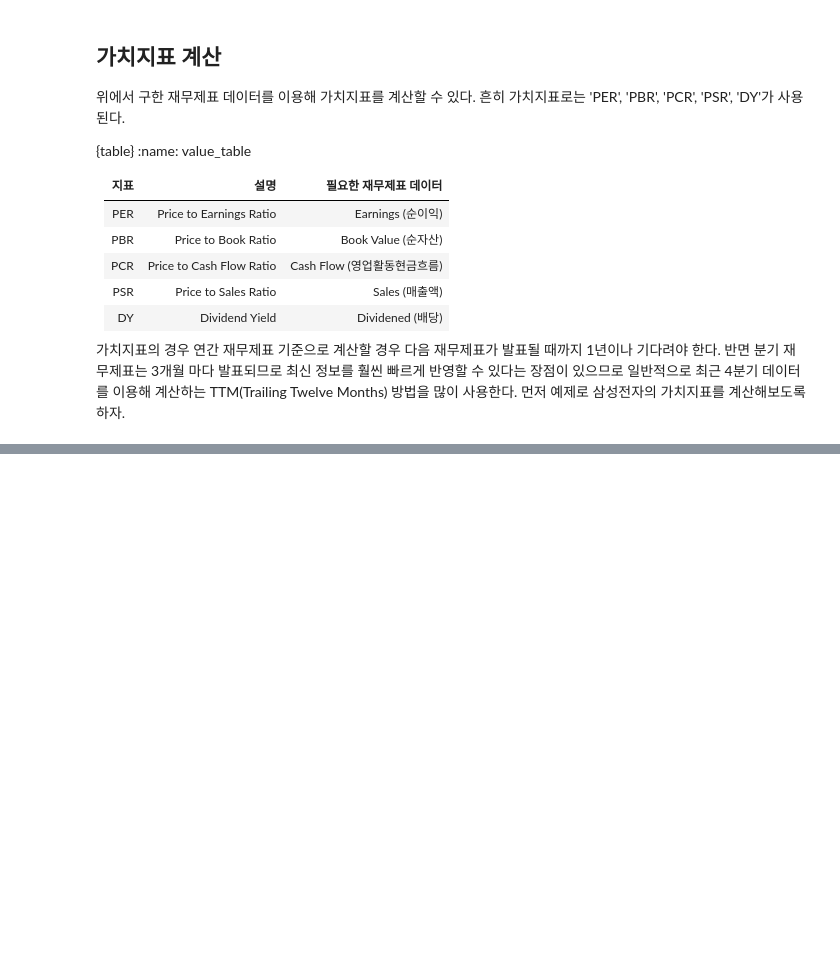
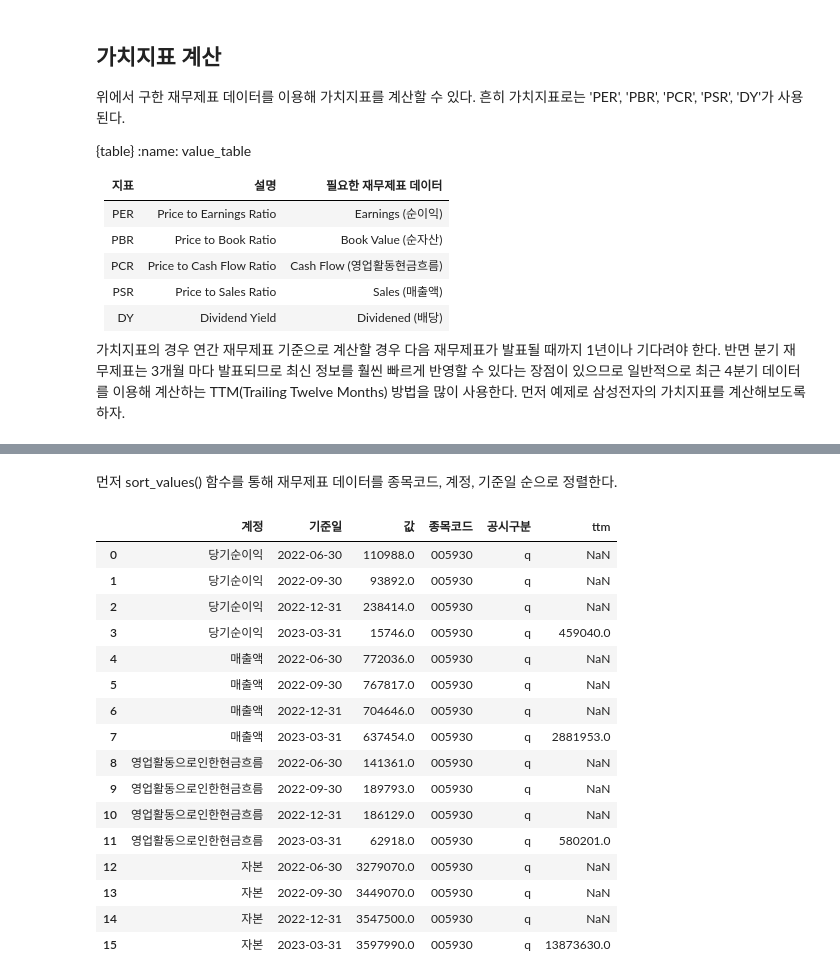
Before and after one commit to Superpowerssonic/yahoofinance, a Jupyter notebook: 국내주식데이터수집.ipynb, the cells around one changed output, grey strips where cells are left out. Cells and saved outputs as stored; diff of their text form; code cells hidden in the pictures; blank space fills up the shorter version.

```diff
--- a/국내주식데이터수집.ipynb
+++ b/국내주식데이터수집.ipynb
@@ -1105,0 +1236,4 @@ ticker_list.head()
+# %%
+sample_fs = sample_fs.sort_values(['종목코드', '계정', '기준일'])
+
+sample_fs.head()
@@ -1105,0 +1247,26 @@ ticker_list.head()
+# %% [markdown]
+먼저 sort_values() 함수를 통해 재무제표 데이터를 종목코드, 계정, 기준일 순으로 정렬한다.
+# %%
+sample_fs['ttm'] = sample_fs.groupby(
+    ['종목코드', '계정'], as_index=False)['값'].rolling(window=4,
+                                                 min_periods=4).sum()['값']
+
+sample_fs
+# %% [output]
+|  | 계정 | 기준일 | 값 | 종목코드 | 공시구분 | ttm |
+| 0 | 당기순이익 | 2022-06-30 | 110988.0 | 005930 | q | NaN |
+| 1 | 당기순이익 | 2022-09-30 | 93892.0 | 005930 | q | NaN |
+| 2 | 당기순이익 | 2022-12-31 | 238414.0 | 005930 | q | NaN |
+| 3 | 당기순이익 | 2023-03-31 | 15746.0 | 005930 | q | 459040.0 |
+| 4 | 매출액 | 2022-06-30 | 772036.0 | 005930 | q | NaN |
+| 5 | 매출액 | 2022-09-30 | 767817.0 | 005930 | q | NaN |
+| 6 | 매출액 | 2022-12-31 | 704646.0 | 005930 | q | NaN |
+| 7 | 매출액 | 2023-03-31 | 637454.0 | 005930 | q | 2881953.0 |
+| 8 | 영업활동으로인한현금흐름 | 2022-06-30 | 141361.0 | 005930 | q | NaN |
+| 9 | 영업활동으로인한현금흐름 | 2022-09-30 | 189793.0 | 005930 | q | NaN |
+| 10 | 영업활동으로인한현금흐름 | 2022-12-31 | 186129.0 | 005930 | q | NaN |
+| 11 | 영업활동으로인한현금흐름 | 2023-03-31 | 62918.0 | 005930 | q | 580201.0 |
+| 12 | 자본 | 2022-06-30 | 3279070.0 | 005930 | q | NaN |
+| 13 | 자본 | 2022-09-30 | 3449070.0 | 005930 | q | NaN |
+| 14 | 자본 | 2022-12-31 | 3547500.0 | 005930 | q | NaN |
+| 15 | 자본 | 2023-03-31 | 3597990.0 | 005930 | q | 13873630.0 |
```
Also changed, not shown: parts of 57 cells of this notebook.
